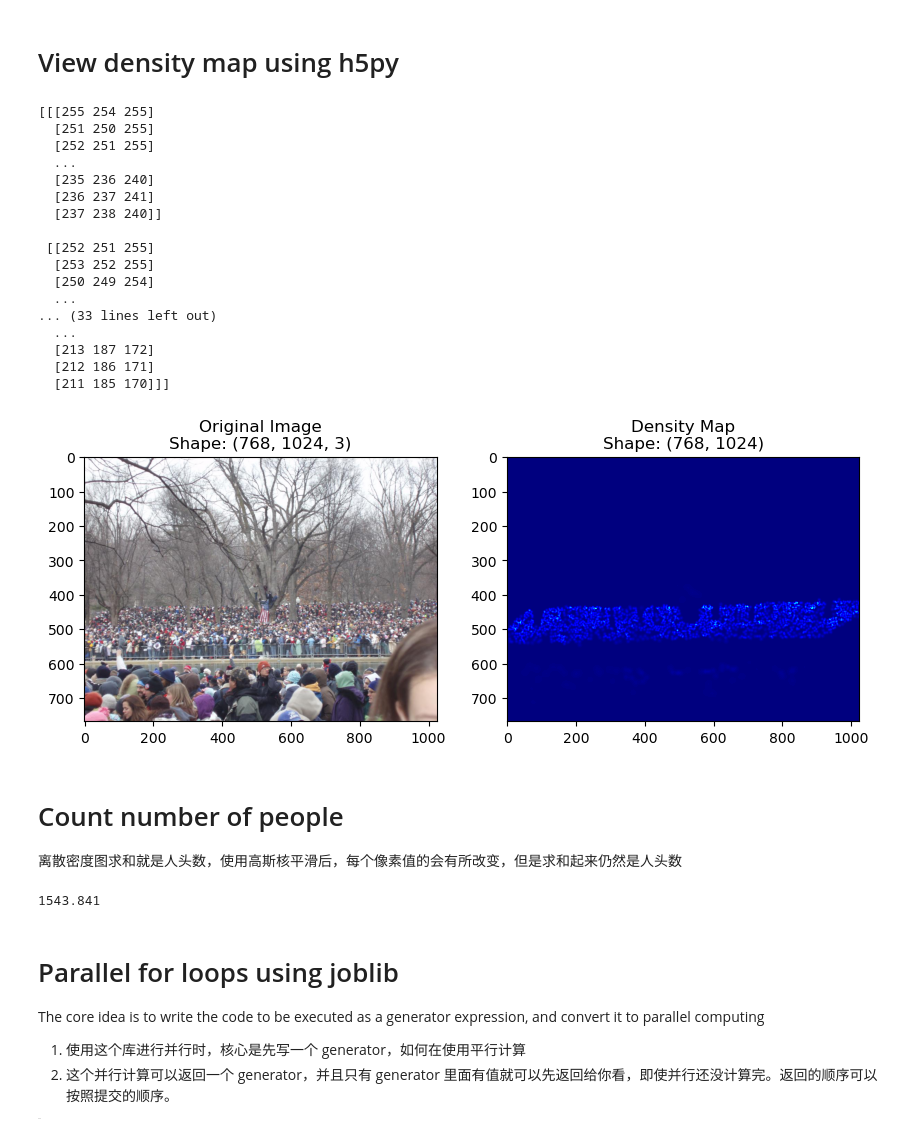
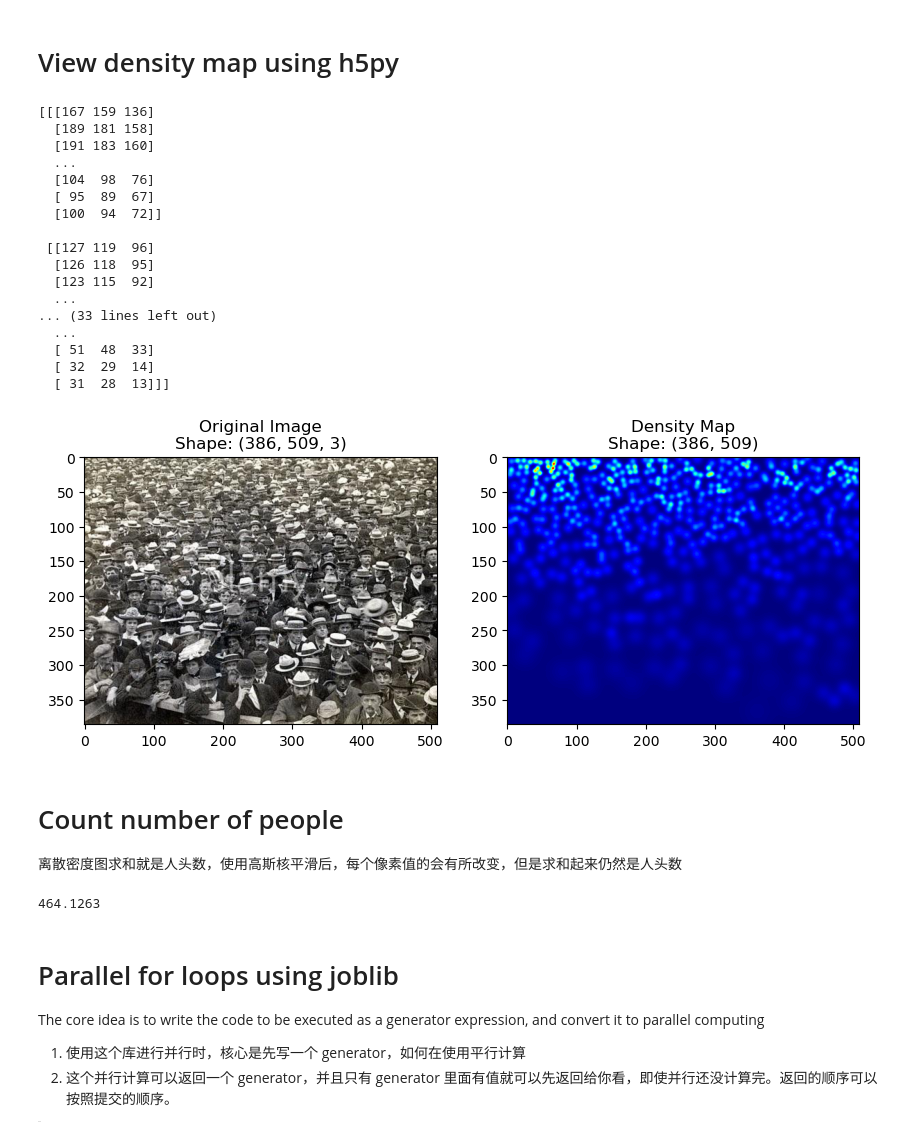
Before and after one commit to camerayuhang/mycrowdcounting-mcnn, a Jupyter notebook: check.ipynb, the cells around one changed output. Cells and saved outputs as stored; diff of their text form; code cells hidden in the pictures.

```diff
--- a/check.ipynb
+++ b/check.ipynb
@@ -100,39 +127,39 @@ array([[ 29.6225116 , 472.92022152],
 # %% [markdown]
 # View density map using h5py
 # %%
-density_map_path = "./dataset/shanghaitech/part_A/train_data/density-maps/IMG_1.h5"
+density_map_path = "./dataset/shanghaitech/part_A/train_data/density-maps/IMG_180.h5"
 fig, axs = plt.subplots(1, 2, figsize=(10, 5))
 with h5py.File(density_map_path, "r") as hf:
   density_img = np.asarray(hf['density'])
   orginal_img = np.asarray(Image.open(density_map_path.replace(
       "density-maps", "images").replace("h5", "jpg")))
   print(orginal_img)
   axs[0].imshow(orginal_img)
   axs[0].set_title('Original Image\nShape: {}'.format(
       orginal_img.shape))  # 设置子图标题
 
   axs[1].imshow(density_img, cmap=CM.jet)
   axs[1].set_title('Density Map\nShape: {}'.format(
       density_img.shape))  # 设置子图标题
 # %% [output]
-[[[255 254 255]
-  [251 250 255]
-  [252 251 255]
+[[[167 159 136]
+  [189 181 158]
+  [191 183 160]
   ...
-  [235 236 240]
-  [236 237 241]
-  [237 238 240]]
+  [104  98  76]
+  [ 95  89  67]
+  [100  94  72]]
 
- [[252 251 255]
-  [253 252 255]
-  [250 249 254]
+ [[127 119  96]
+  [126 118  95]
+  [123 115  92]
   ...
 ... (33 lines left out)
   ...
-  [213 187 172]
-  [212 186 171]
-  [211 185 170]]]
+  [ 51  48  33]
+  [ 32  29  14]
+  [ 31  28  13]]]
-[figure, old version]
+[figure, new version]
 # %% [markdown]
 # Count number of people
 
@@ -140,7 +167,7 @@ with h5py.File(density_map_path, "r") as hf:
 # %%
 np.sum(density_img)
 # %% [output]
-1543.841
+464.1263
 # %% [markdown]
 # Parallel for loops using joblib
 
```
Also changed, not shown: parts of 20 cells of this notebook, 10 other files.
